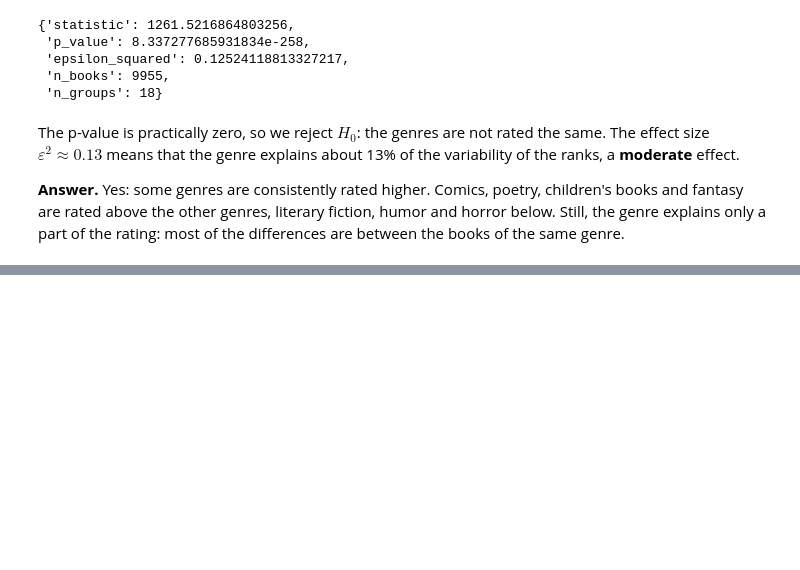
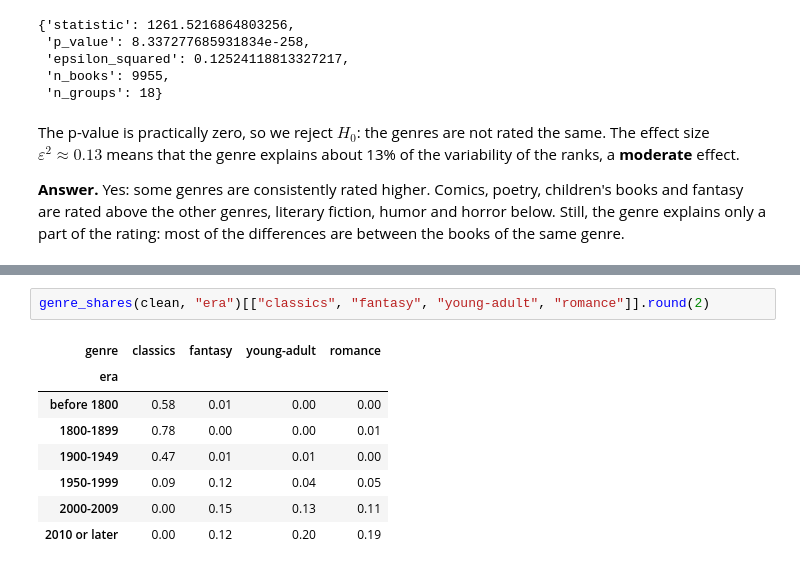
Before and after one commit to mbeyzademirkubuz/book-ratings-insights, a Jupyter notebook: notebooks/walkthrough.ipynb, the cells around one changed output, grey strips where cells are left out. Drawn from its saved outputs; the diff is of its cells as text; blank space fills up the shorter version.

```diff
--- a/notebooks/walkthrough.ipynb
+++ b/notebooks/walkthrough.ipynb
@@ -330,0 +391,11 @@ are between the books of the same genre.
+# %%
+genre_shares(clean, "era")[["classics", "fantasy", "young-adult", "romance"]].round(2)
+# %% [output]
+| genre | classics | fantasy | young-adult | romance |
+| era |  |  |  |  |
+| before 1800 | 0.58 | 0.01 | 0.00 | 0.00 |
+| 1800-1899 | 0.78 | 0.00 | 0.00 | 0.01 |
+| 1900-1949 | 0.47 | 0.01 | 0.01 | 0.00 |
+| 1950-1999 | 0.09 | 0.12 | 0.04 | 0.05 |
+| 2000-2009 | 0.00 | 0.15 | 0.13 | 0.11 |
+| 2010 or later | 0.00 | 0.12 | 0.20 | 0.19 |
```
Also changed, not shown: parts of 12 cells of this notebook, 2 other files.
